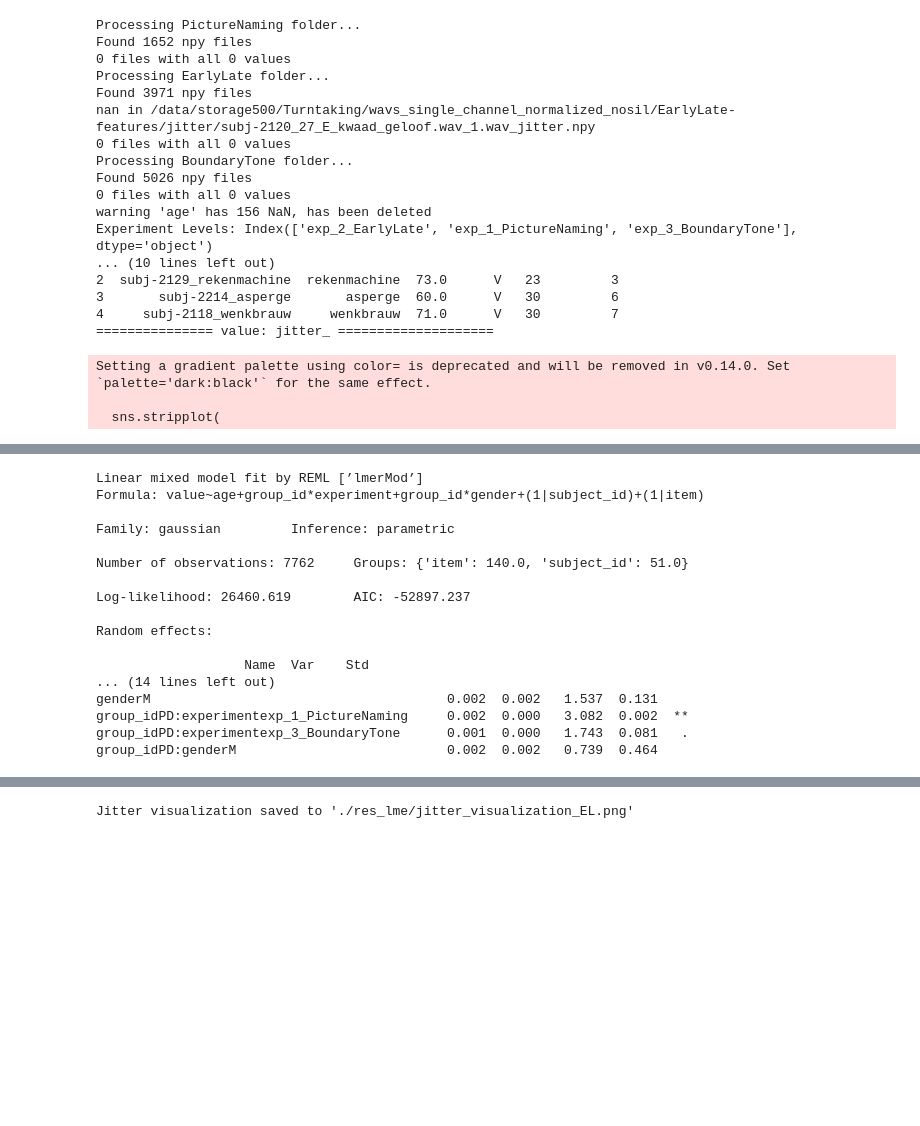
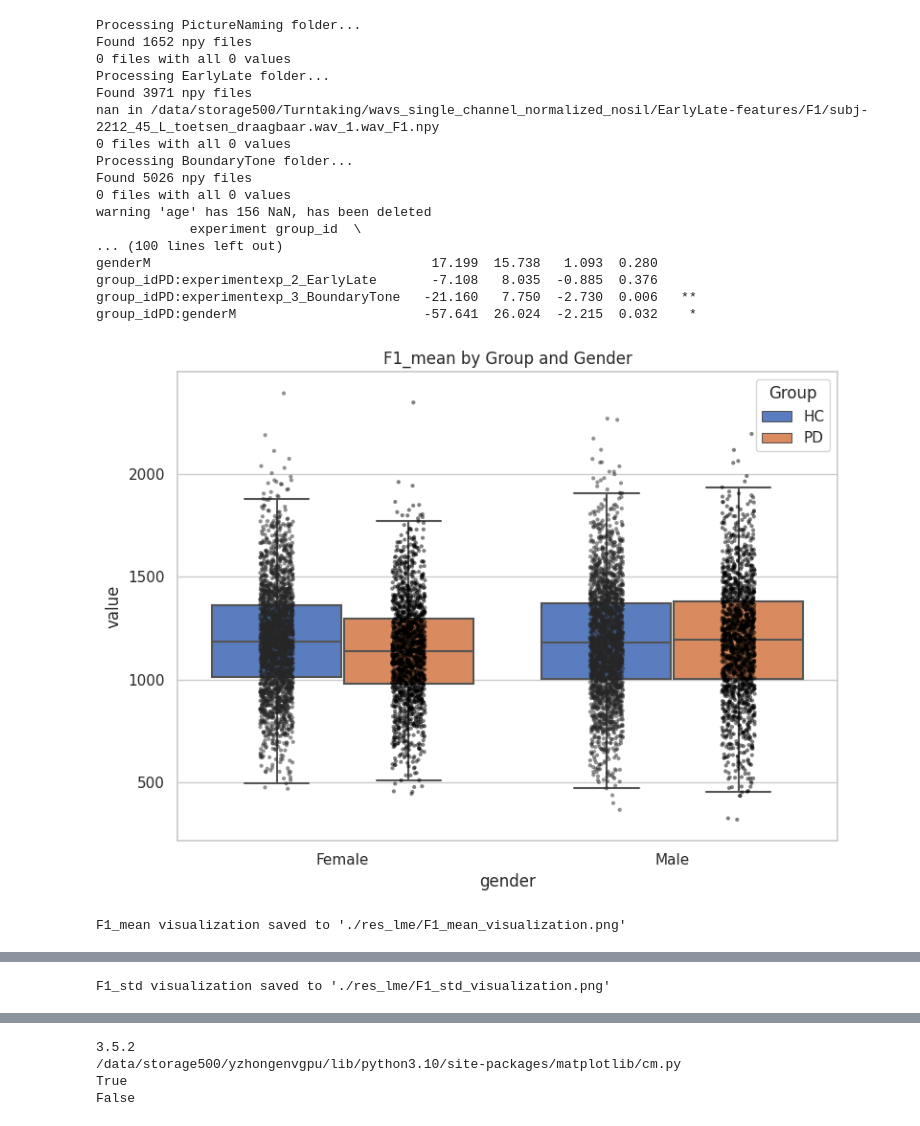
Before and after one commit to terryyizhongru/TurnTakingPD, a Jupyter notebook: lme.ipynb, the cells around one changed output, grey strips where cells are left out. Drawn from its saved outputs; the diff is of its cells as text; code cells hidden in the pictures; blank space fills up the shorter version.

```diff
--- a/lme.ipynb
+++ b/lme.ipynb
@@ -30,11 +30,11 @@ def lme(metadata, outfile, featname='shimmer', level='utt', stats='mean'):
 
     # df['group_id'] = pd.Categorical(df['group_id'], categories=['PD', 'Control'])
     df['gender'] = pd.Categorical(df['gender'], categories=['V', 'M'])
-    df['experiment'] = pd.Categorical(df['experiment'], categories=['exp_1_PictureNaming', 'exp_2_EarlyLate', 'exp_3_BoundaryTone'])
+    # df['experiment'] = pd.Categorical(df['experiment'], categories=['exp_1_PictureNaming', 'exp_2_EarlyLate', 'exp_3_BoundaryTone'])
 
     # print("Group ID Levels:", df['group_id'].cat.categories)       # 输出: ['PD', 'Control']
     # print("Gender Levels:", df['gender'].cat.categories)           # 输出: ['Female', 'Male']
-    print("Experiment Levels:", df['experiment'].cat.categories)   # 输出: ['Baseline', 'EarlyLate', 'BoundaryTone']
+    # print("Experiment Levels:", df['experiment'].cat.categories)   # 输出: ['Baseline', 'EarlyLate', 'BoundaryTone']
 
     print(df.head())
 
@@ -79,8 +79,6 @@ def lme(metadata, outfile, featname='shimmer', level='utt', stats='mean'):
     return df
 
 
-
-def visualize_feat(df, featname, outfile):
     """
     Visualizes the specified feature with respect to group (PD vs HC) and gender (Female vs Male).
 
@@ -193,15 +191,27 @@ if __name__ == '__main__':
         'shimmer': 'utt',
         'rp': 'utt',
         'f0': 'frame',
-        'energy': 'frame'
+        'energy': 'frame',
+        'spec_cent': 'frame',
+        'spec_bw': 'frame',
+        'spec_rolloff': 'frame',
+        'spec_rolloff_min': 'frame',
+        'zcr': 'frame',
+        'flatness': 'frame',
+        'F1': 'frame',
+        'F2': 'frame',
+        'F3': 'frame',
+        'hnr_value': 'utt',
+        'contrast': '3d',
+
     }
 
     np.set_printoptions(precision=2)
     allfeats = ['jitter', 'shimmer', 'rp', 'f0', 'energy']
     # for feat in allfeats:
-    allfeats = ['jitter']
+    allfeats = ['contrast']
 
-    outfile = './res_lme/res_v1_V_PN.txt'
+    outfile = './res_lme/res_v1_V.txt'
     # if exist, remove the file
     if os.path.exists(outfile):
         os.remove(outfile)
@@ -212,40 +222,39 @@ if __name__ == '__main__':
         folder = base_folder_path_unnorm if featname == 'energy' else base_folder_path
 
         if feats2level[featname] == 'frame':
             metadata = load_feat(folder, feature_name=featname)
             df = lme(metadata, outfile, featname=featname, level=feats2level[featname], stats='mean')
             feature_dfs[featname + '_mean'] = df
 
             df = lme(metadata, outfile, featname=featname, level=feats2level[featname], stats='std')
             # Optionally, process 'std' or other statistics
             feature_dfs[featname + '_std'] = df
 
         else:
             metadata = load_feat(folder, feature_name=featname)
             df = lme(metadata, outfile, featname=featname, level=feats2level[featname])
             feature_dfs[featname] = df
 
 
     for featname in feature_dfs.keys():
         visualize_feat_boxplot(feature_dfs[featname], featname, f'./res_lme/{featname}_visualization.png')
 # %% [output]
 Processing PictureNaming folder...
 Found 1652 npy files
 0 files with all 0 values
 Processing EarlyLate folder...
 Found 3971 npy files
-nan in /data/storage500/Turntaking/wavs_single_channel_normalized_nosil/EarlyLate-features/jitter/subj-2120_27_E_kwaad_geloof.wav_1.wav_jitter.npy
+nan in /data/storage500/Turntaking/wavs_single_channel_normalized_nosil/EarlyLate-features/F1/subj-2212_45_L_toetsen_draagbaar.wav_1.wav_F1.npy
 0 files with all 0 values
 Processing BoundaryTone folder...
 Found 5026 npy files
 0 files with all 0 values
 warning 'age' has 156 NaN, has been deleted
-Experiment Levels: Index(['exp_2_EarlyLate', 'exp_1_PictureNaming', 'exp_3_BoundaryTone'], dtype='object')
-... (10 lines left out)
-2  subj-2129_rekenmachine  rekenmachine  73.0      V   23         3
-3       subj-2214_asperge       asperge  60.0      V   30         6
-4     subj-2118_wenkbrauw     wenkbrauw  71.0      V   30         7
-=============== value: jitter_ ====================
+            experiment group_id  \
+... (100 lines left out)
+genderM                                    17.199  15.738   1.093  0.280
+group_idPD:experimentexp_2_EarlyLate       -7.108   8.035  -0.885  0.376
+group_idPD:experimentexp_3_BoundaryTone   -21.160   7.750  -2.730  0.006   **
+group_idPD:genderM                        -57.641  26.024  -2.215  0.032    *
+[figure, new version]
-Setting a gradient palette using color= is deprecated and will be removed in v0.14.0. Set `palette='dark:black'` for the same effect.
-
-  sns.stripplot(
+F1_mean visualization saved to './res_lme/F1_mean_visualization.png'
@@ -252,17 +262 @@ Setting a gradient palette using color= is deprecated and will be removed in v0.
-Linear mixed model fit by REML [’lmerMod’]
-Formula: value~age+group_id*experiment+group_id*gender+(1|subject_id)+(1|item)
-
-Family: gaussian         Inference: parametric
-
-Number of observations: 7762     Groups: {'item': 140.0, 'subject_id': 51.0}
-
-Log-likelihood: 26460.619        AIC: -52897.237
-
-Random effects:
-
-                   Name  Var    Std
-... (14 lines left out)
-genderM                                      0.002  0.002   1.537  0.131
-group_idPD:experimentexp_1_PictureNaming     0.002  0.000   3.082  0.002  **
-group_idPD:experimentexp_3_BoundaryTone      0.001  0.000   1.743  0.081   .
-group_idPD:genderM                           0.002  0.002   0.739  0.464
+F1_std visualization saved to './res_lme/F1_std_visualization.png'
@@ -270 +263,13 @@ group_idPD:genderM                           0.002  0.002   0.739  0.464
-Jitter visualization saved to './res_lme/jitter_visualization_EL.png'
+# %%
+import matplotlib
+print(matplotlib.__version__)
+
+import matplotlib.cm as cm
+print(matplotlib.cm.__file__)
+print(hasattr(cm, 'register_cmap'))
+print(hasattr(cm, 'register'))
+# %% [output]
+3.5.2
+/data/storage500/yzhongenvgpu/lib/python3.10/site-packages/matplotlib/cm.py
+True
+False
```
Also changed, not shown: parts of 2 cells of this notebook, 2 other files.
